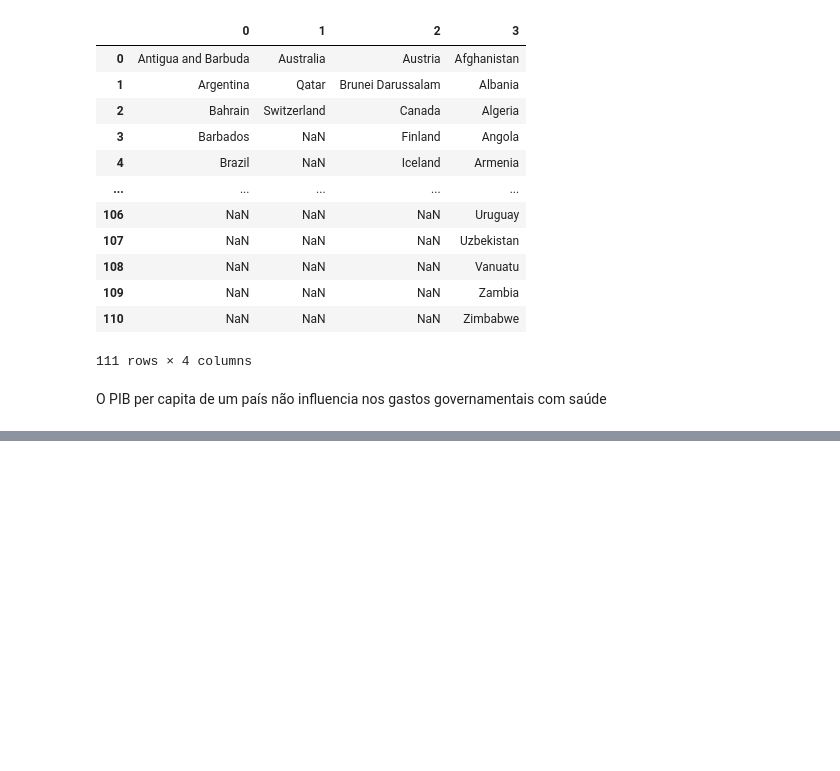
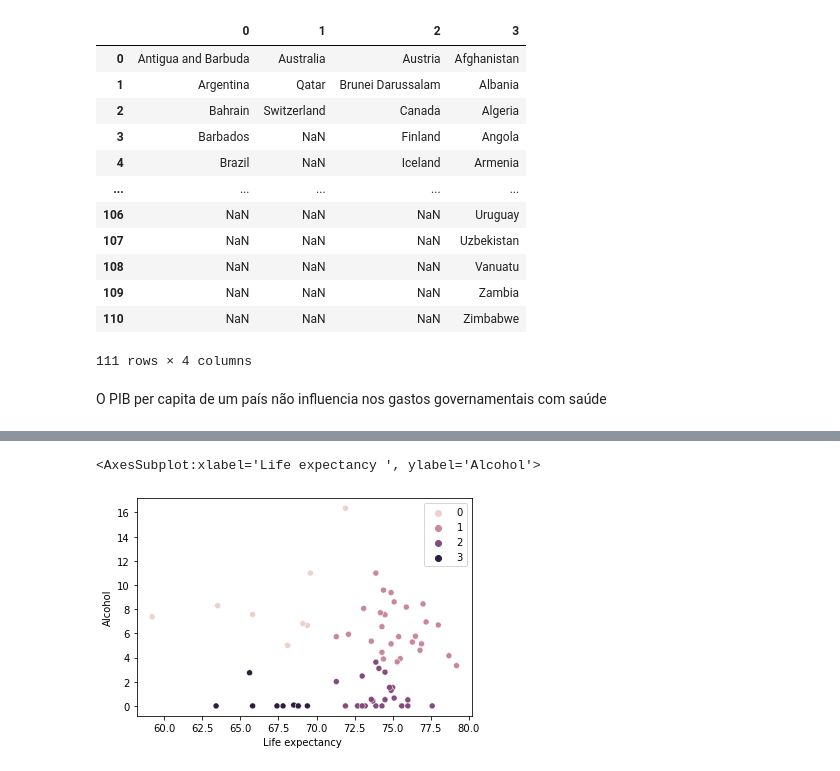
Before and after one commit to BergsonMelo/Expectativa-de-Vida, a Jupyter notebook: Agrupamento_por_idh.ipynb, the cells around one changed output, grey strips where cells are left out. Drawn from its saved outputs; the diff is of its cells as text; code cells hidden in the pictures; blank space fills up the shorter version.

```diff
--- a/Agrupamento_por_idh.ipynb
+++ b/Agrupamento_por_idh.ipynb
@@ -638,0 +671,7 @@ name_countries_classificated(df_, kmeans.labels_)
+# %%
+kmeans = KMeans(n_clusters = 4)
+kmeans.fit(df_alcool68[["Alcohol", "Life expectancy "]])
+sns.scatterplot(data = df_alcool68, x = "Life expectancy ", y = "Alcohol", hue = kmeans.labels_)
+# %% [output]
+<AxesSubplot:xlabel='Life expectancy ', ylabel='Alcohol'>
+[figure, added]
```
Also changed, not shown: parts of 108 cells of this notebook.
